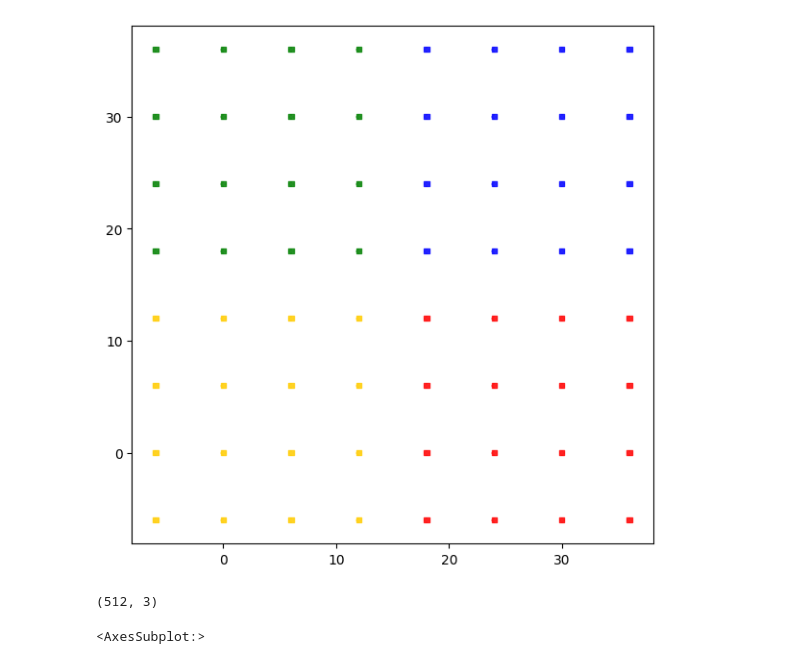
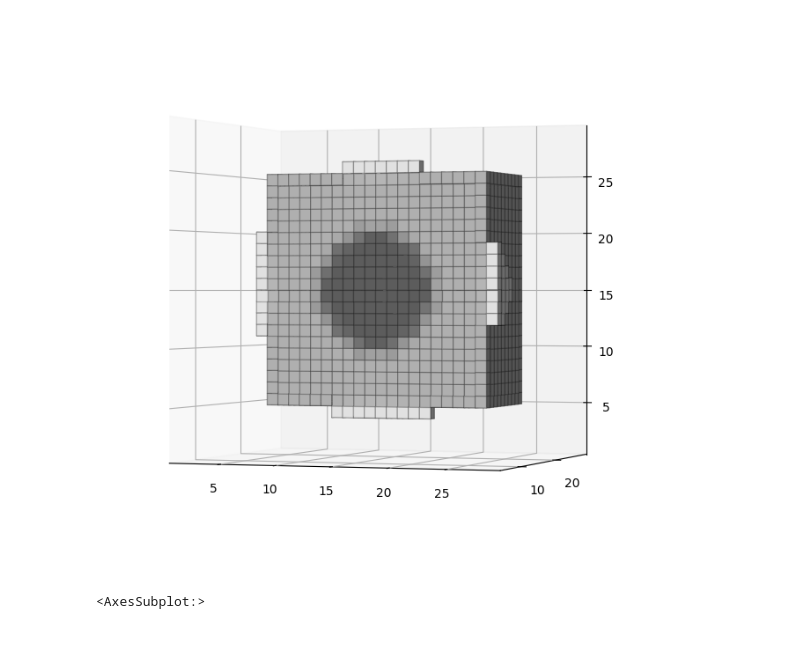
Before and after one commit to joasiee/elastix, a Jupyter notebook: experiments/notebooks/voxels.ipynb, the cells around one changed output. Cells and saved outputs as stored; diff of their text form; code cells hidden in the pictures.

```diff
--- a/experiments/notebooks/voxels.ipynb
+++ b/experiments/notebooks/voxels.ipynb
@@ -200,17 +199,6 @@ def plot_cpoints(points, grid_spacing, grid_origin, slice=None):
     _, ax = plt.subplots(figsize=(7, 7))
     ax.scatter(Y, X, marker="+", c=colors, cmap=cmap, alpha=0.3, s=20)
     ax.scatter(points_slice[..., 0], points_slice[..., 1], marker="s", s=15, c=colors, cmap=cmap, alpha=0.8)
-# %%
-cpoints = read_controlpoints(Path('controlpoints.dat'))
-grid_spacing = np.array([6.0, 6.0, 6.0])
-grid_origin = np.array([-6.5, -6.5, -6.5])
-plot_cpoints(cpoints, grid_spacing, grid_origin)
-# %% [output]
-[figure, removed]
-# %%
-cpoints.shape
-# %% [output]
-(512, 3)
 # %%
 from joblib import Parallel, delayed
 from tqdm import tqdm
@@ -304,6 +292,17 @@ def jacobian_determinant(dvf):
   return contracting_arr
 # %%
 fixed, moving, dvf = generate_synthetic_01()
+# %%
+dvf_img = sitk.ReadImage("deformationField.mhd", sitk.sitkVectorFloat64)
+reference_image = sitk.ReadImage(INSTANCES_SRC / 'synthetic' / 'scans' / '01_Fixed.mhd')
+moving_image = sitk.ReadImage(INSTANCES_SRC / 'synthetic' / 'scans' / '01_Moving.mhd')
+displacement_transform = sitk.DisplacementFieldTransform(dvf_img)
+moving_deformed = sitk.Resample(moving_image, moving_image, displacement_transform, sitk.sitkLinear, 0.0, moving_image.GetPixelID())
+deformed = sitk.GetArrayFromImage(moving_deformed)
+deformed = np.swapaxes(deformed, 0, 2)
+plot_voxels(deformed)
+# %% [output]
+[figure, added]
 # %%
 plot_dvf(dvf)
 # %% [output]
```
Also changed, not shown: parts of 2 cells of this notebook, 5 other files.
